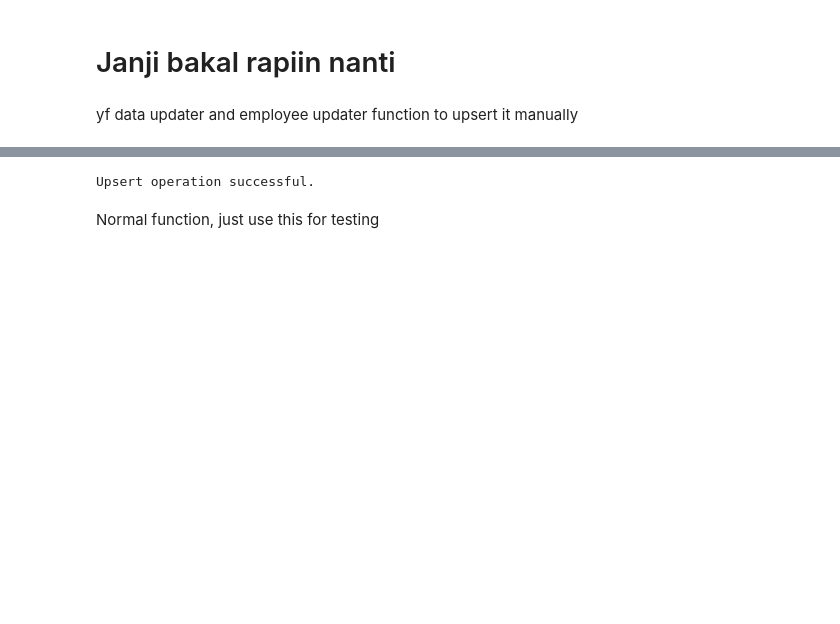
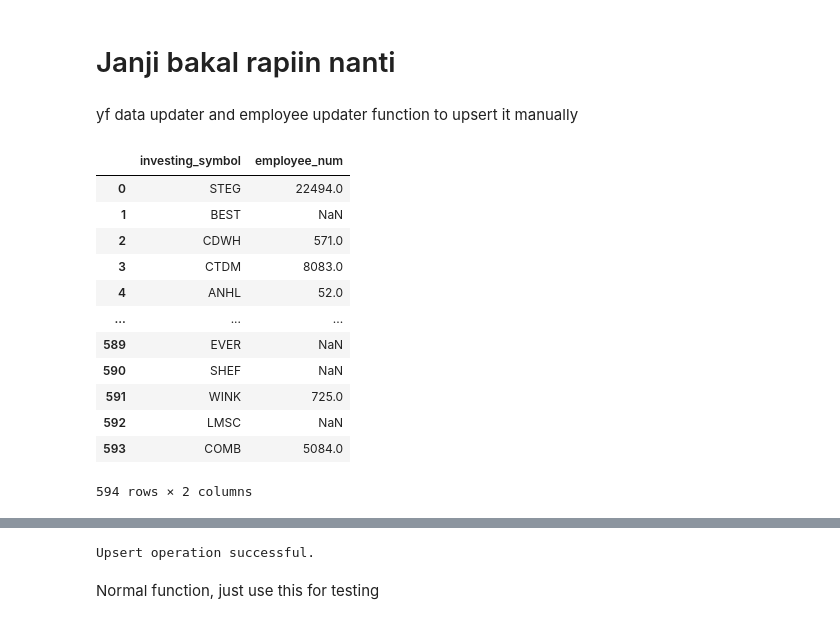
Before and after one commit to supertypeai/sectors_sg_my_data_updater, a Jupyter notebook: sg_my_scraper.ipynb, the cells around one changed output, grey strips where cells are left out. Saved outputs shown, nothing was run; the diff lists cells and outputs as text; code cells hidden in the pictures; blank space fills up the shorter version.

Commit message:
fix the employee updater

```diff
--- a/sg_my_scraper.ipynb
+++ b/sg_my_scraper.ipynb
@@ -513,2 +750,18 @@ def employee_updater(data_final, country):
 # %%
 data_final = employee_updater(data_db, "sg")
+# %%
+yf
+# %% [output]
+|  | investing_symbol | employee_num |
+| 0 | STEG | 22494.0 |
+| 1 | BEST | NaN |
+| 2 | CDWH | 571.0 |
+| 3 | CTDM | 8083.0 |
+| 4 | ANHL | 52.0 |
+| ... | ... | ... |
+| 589 | EVER | NaN |
+| 590 | SHEF | NaN |
+| 591 | WINK | 725.0 |
+| 592 | LMSC | NaN |
+| 593 | COMB | 5084.0 |
+594 rows × 2 columns
```
Also changed, not shown: parts of 8 cells of this notebook, 1 other file.
